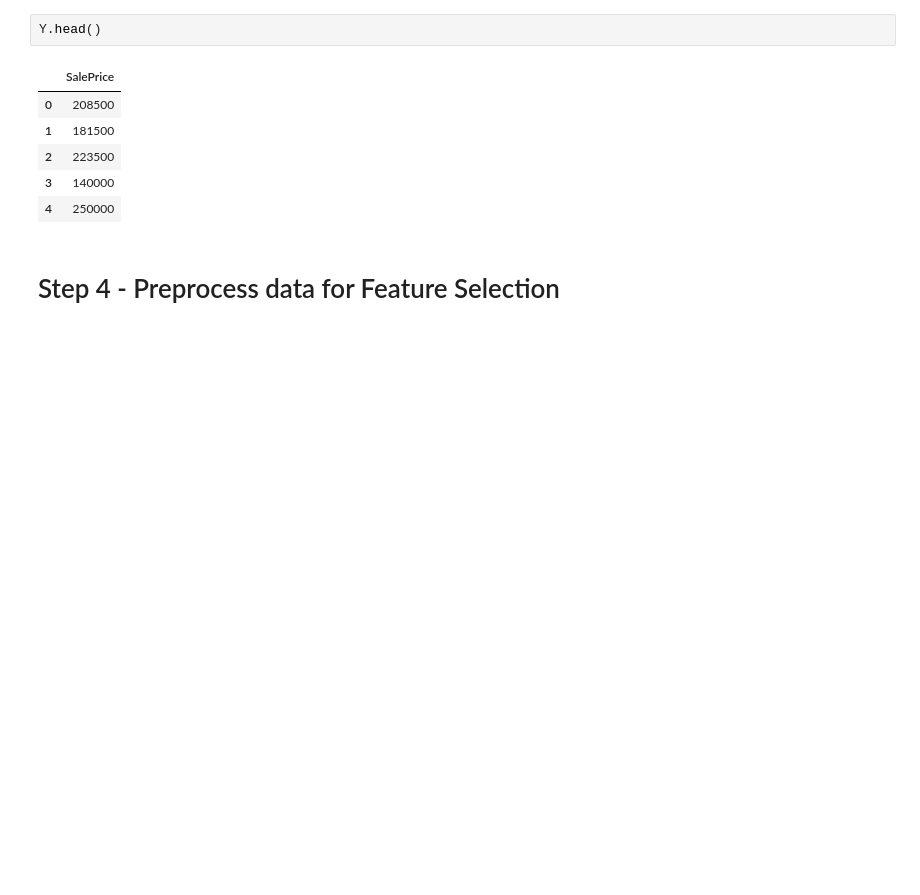
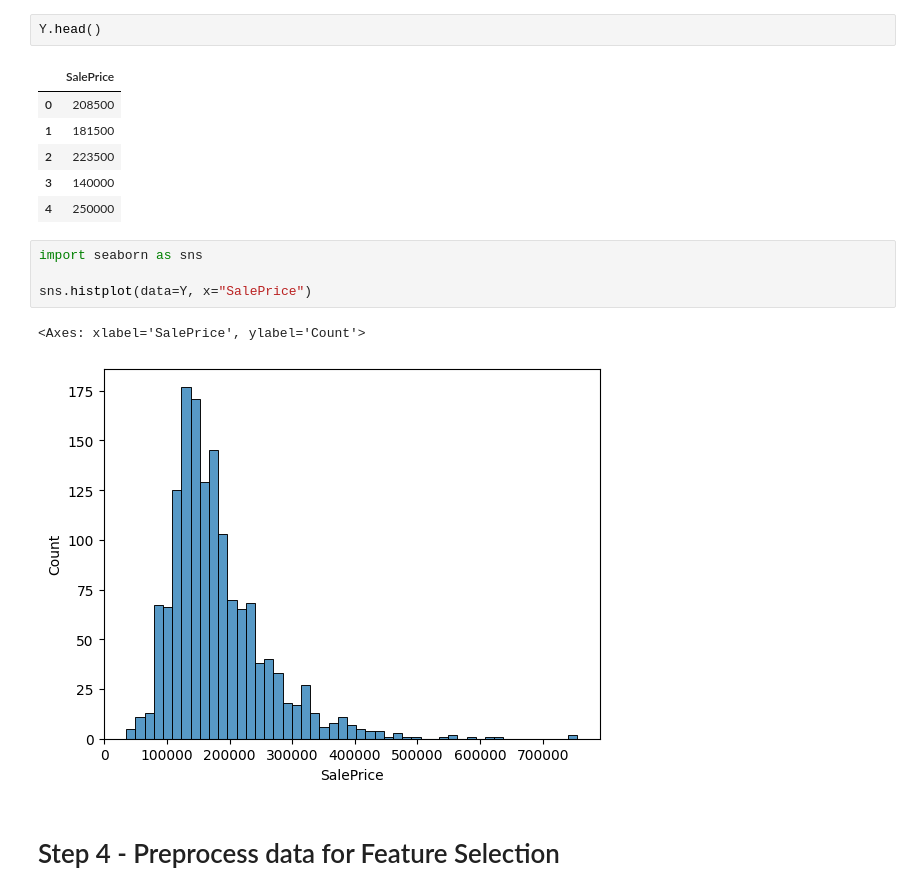
Before and after one commit to Aboli-2002/Machine_Learning, a Jupyter notebook: Regression Project/Regression Project.ipynb, the cells around one changed output. Saved outputs shown, nothing was run; the diff lists cells and outputs as text; blank space fills up the shorter version.

```diff
--- a/Regression Project/Regression Project.ipynb
+++ b/Regression Project/Regression Project.ipynb
@@ -90,6 +94,13 @@ Y.head()
 | 2 | 223500 |
 | 3 | 140000 |
 | 4 | 250000 |
+# %%
+import seaborn as sns
+
+sns.histplot(data=Y, x="SalePrice")
+# %% [output]
+<Axes: xlabel='SalePrice', ylabel='Count'>
+[figure, added]
 # %% [markdown]
 # Step 4 - Preprocess data for Feature Selection
 # %%
```
Also changed, not shown: parts of 47 cells of this notebook, 2 other files.
